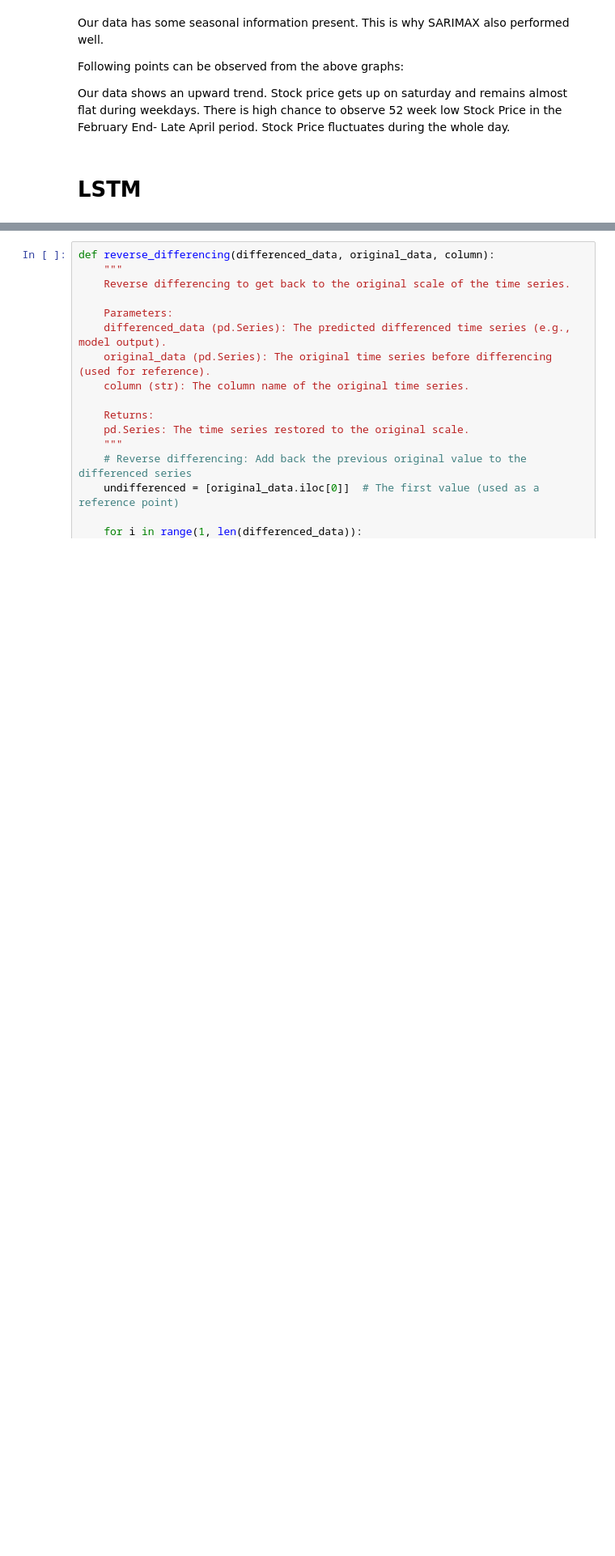
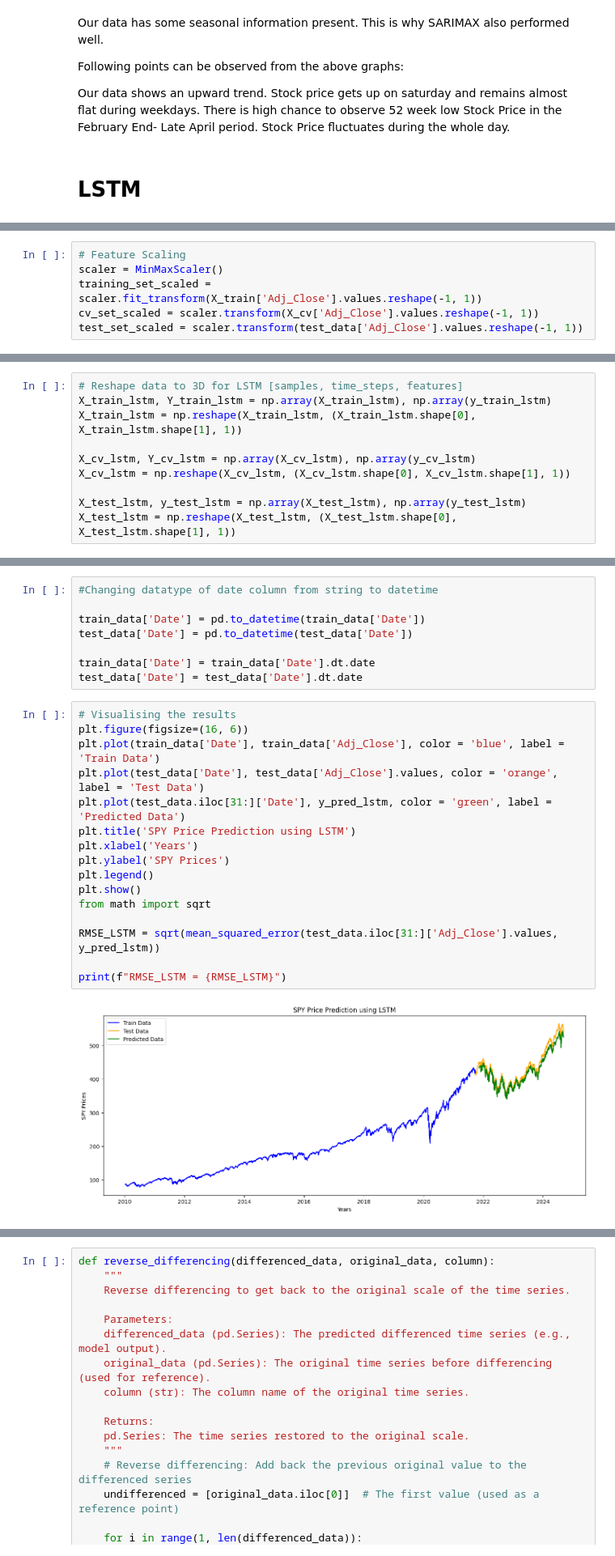
Before and after one commit to epieczko/MachineLearningArtificialIntelligence, a Jupyter notebook: capstone/notebooks/Train_Stock_Predicition_Models.ipynb, the cells around one changed output, grey strips where cells are left out. Shown: that part at 81% size. Cells and saved outputs as stored; diff of their text form; blank space fills up the shorter version.

```diff
--- a/capstone/notebooks/Train_Stock_Predicition_Models.ipynb
+++ b/capstone/notebooks/Train_Stock_Predicition_Models.ipynb
@@ -342,0 +433,6 @@ Stock Price fluctuates during the whole day.
+# %%
+# Feature Scaling
+scaler = MinMaxScaler()
+training_set_scaled = scaler.fit_transform(X_train['Adj_Close'].values.reshape(-1, 1))
+cv_set_scaled = scaler.transform(X_cv['Adj_Close'].values.reshape(-1, 1))
+test_set_scaled = scaler.transform(test_data['Adj_Close'].values.reshape(-1, 1))
@@ -342,0 +448,10 @@ Stock Price fluctuates during the whole day.
+# %%
+# Reshape data to 3D for LSTM [samples, time_steps, features]
+X_train_lstm, Y_train_lstm = np.array(X_train_lstm), np.array(y_train_lstm)
+X_train_lstm = np.reshape(X_train_lstm, (X_train_lstm.shape[0], X_train_lstm.shape[1], 1))
+
+X_cv_lstm, Y_cv_lstm = np.array(X_cv_lstm), np.array(y_cv_lstm)
+X_cv_lstm = np.reshape(X_cv_lstm, (X_cv_lstm.shape[0], X_cv_lstm.shape[1], 1))
+
+X_test_lstm, y_test_lstm = np.array(X_test_lstm), np.array(y_test_lstm)
+X_test_lstm = np.reshape(X_test_lstm, (X_test_lstm.shape[0], X_test_lstm.shape[1], 1))
@@ -457,0 +508,26 @@ plt.show()
+# %%
+#Changing datatype of date column from string to datetime
+
+train_data['Date'] = pd.to_datetime(train_data['Date'])
+test_data['Date'] = pd.to_datetime(test_data['Date'])
+
+train_data['Date'] = train_data['Date'].dt.date
+test_data['Date'] = test_data['Date'].dt.date
+# %%
+# Visualising the results
+plt.figure(figsize=(16, 6))
+plt.plot(train_data['Date'], train_data['Adj_Close'], color = 'blue', label = 'Train Data')
+plt.plot(test_data['Date'], test_data['Adj_Close'].values, color = 'orange', label = 'Test Data')
+plt.plot(test_data.iloc[31:]['Date'], y_pred_lstm, color = 'green', label = 'Predicted Data')
+plt.title('SPY Price Prediction using LSTM')
+plt.xlabel('Years')
+plt.ylabel('SPY Prices')
+plt.legend()
+plt.show()
+from math import sqrt
+
+RMSE_LSTM = sqrt(mean_squared_error(test_data.iloc[31:]['Adj_Close'].values, y_pred_lstm))
+
+print(f"RMSE_LSTM = {RMSE_LSTM}")
+# %% [output]
+[figure, added]
```
Also changed, not shown: parts of 20 cells of this notebook.
